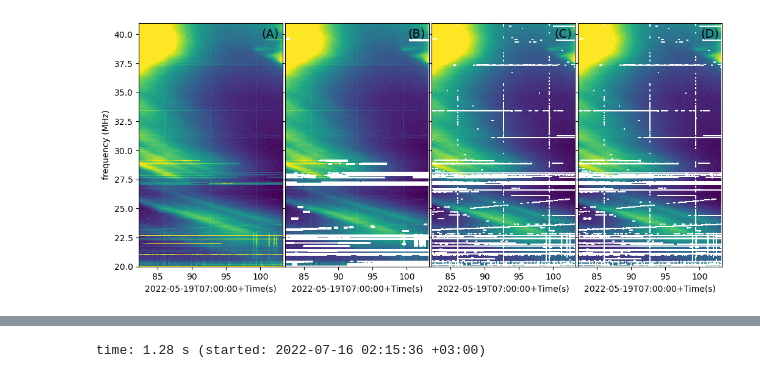
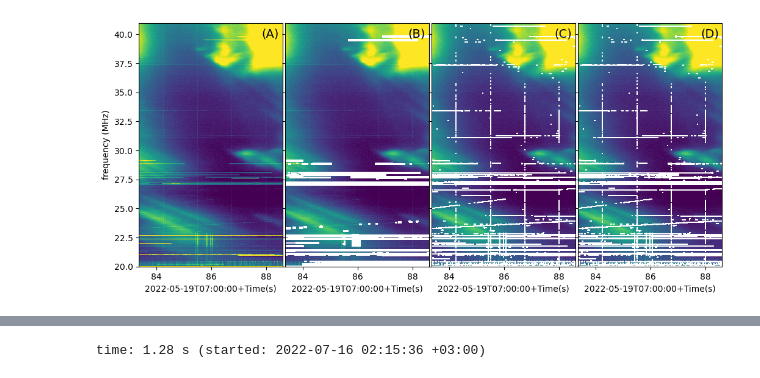
Before and after one commit to peijin94/ConvRFI, a Jupyter notebook: test_withH5.ipynb, the cells around one changed output, grey strips where cells are left out. Cells and saved outputs as stored; diff of their text form; code cells hidden in the pictures.

Commit message:
benchmark plot

```diff
--- a/test_withH5.ipynb
+++ b/test_withH5.ipynb
@@ -206,6 +206,6 @@ time: 281 ms (started: 2022-07-22 15:52:34 +03:00)
 # %%
 t0_idx = 2500
-t_duration_idx = int((1/(total_t/data_shape[0]))*60)
+t_duration_idx = int((1/(total_t/data_shape[0]))*100)
 data_test=f['SUB_ARRAY_POINTING_'+SAP+'/BEAM_'+beam_this+'/STOKES_0'][t0_idx:t0_idx+t_duration_idx,:]
 #data_test=f['SUB_ARRAY_POINTING_'+SAP+'/BEAM_'+beam_this+'/STOKES_0'][t0_idx+96*15:t0_idx+96*20,0:500]
 #data_test = data_test/data_test[0,:]
@@ -253,29 +253,29 @@ time: 9.97 s (started: 2022-07-22 15:55:07 +03:00)
 # %%
 t_idx0,t_idx1,f_idx0,f_idx1 = 5050,5850,782,3200
-t_idx0,t_idx1,f_idx0,f_idx1 = 5350,7350,782,2500
+t_idx0,t_idx1,f_idx0,f_idx1 = 5450,5950,782,2500
 
 
 fig = plt.figure(figsize=(8,5),dpi=100)
 ax1 = fig.add_axes([0.1,0.1,0.3-0.005,0.8])
 ax1.imshow(np.log10(data_test.squeeze()[t_idx0:t_idx1,f_idx0:f_idx1]).T,
     interpolation=None,aspect='auto',origin='lower',vmax=12.3,vmin=11.8,
     extent=[(t_idx0+t0_idx)*total_t/data_shape[0],(t_idx1+t0_idx)*total_t/data_shape[0],
     freq[f_idx0],freq[f_idx1]])
 plt.setp(ax1, xlabel=f['/'].attrs['OBSERVATION_START_UTC'][0:19]+'+Time(s)', ylabel='frequency (MHz)')
 # text on upper left corner
 ax1.text(0.85, 0.94, '(A)', transform=ax1.transAxes, fontsize=14)
 
 texthub = ['(B)','(C)','(D)']
 for idxtmp in range(3):
     ax2 = fig.add_axes([0.4+0.3*idxtmp,0.1,0.3-0.005,0.8])
     ax2.imshow(np.log10(data_test_ma_0[idxtmp][t_idx0:t_idx1,f_idx0:f_idx1]).T,
         interpolation=None,aspect='auto',origin='lower',vmax=12.3,vmin=11.8,
         extent=[(t_idx0+t0_idx)*total_t/data_shape[0],(t_idx1+t0_idx)*total_t/data_shape[0],
         freq[f_idx0],freq[f_idx1]])
     plt.setp(ax2, xlabel=f['/'].attrs['OBSERVATION_START_UTC'][0:19]+'+Time(s)',yticklabels=[])
 
     ax2.text(0.85, 0.94, texthub[idxtmp], transform=ax2.transAxes, fontsize=14)
 
 fig.savefig(work_dir+'/RFIconv.pdf',bbox_inches='tight')
 # %% [output]
-[figure, old version]
+[figure, new version]
```
Also changed, not shown: parts of 25 cells of this notebook, 1 other file.
